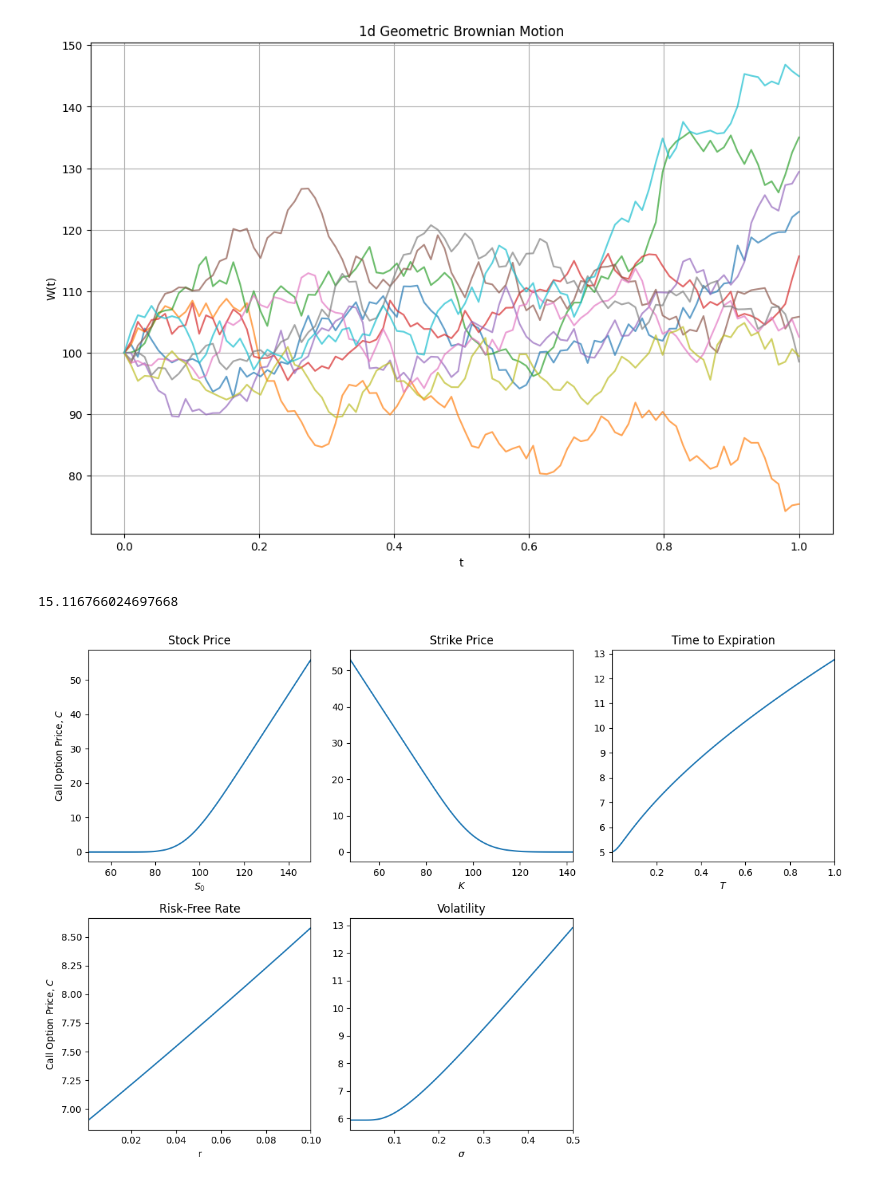
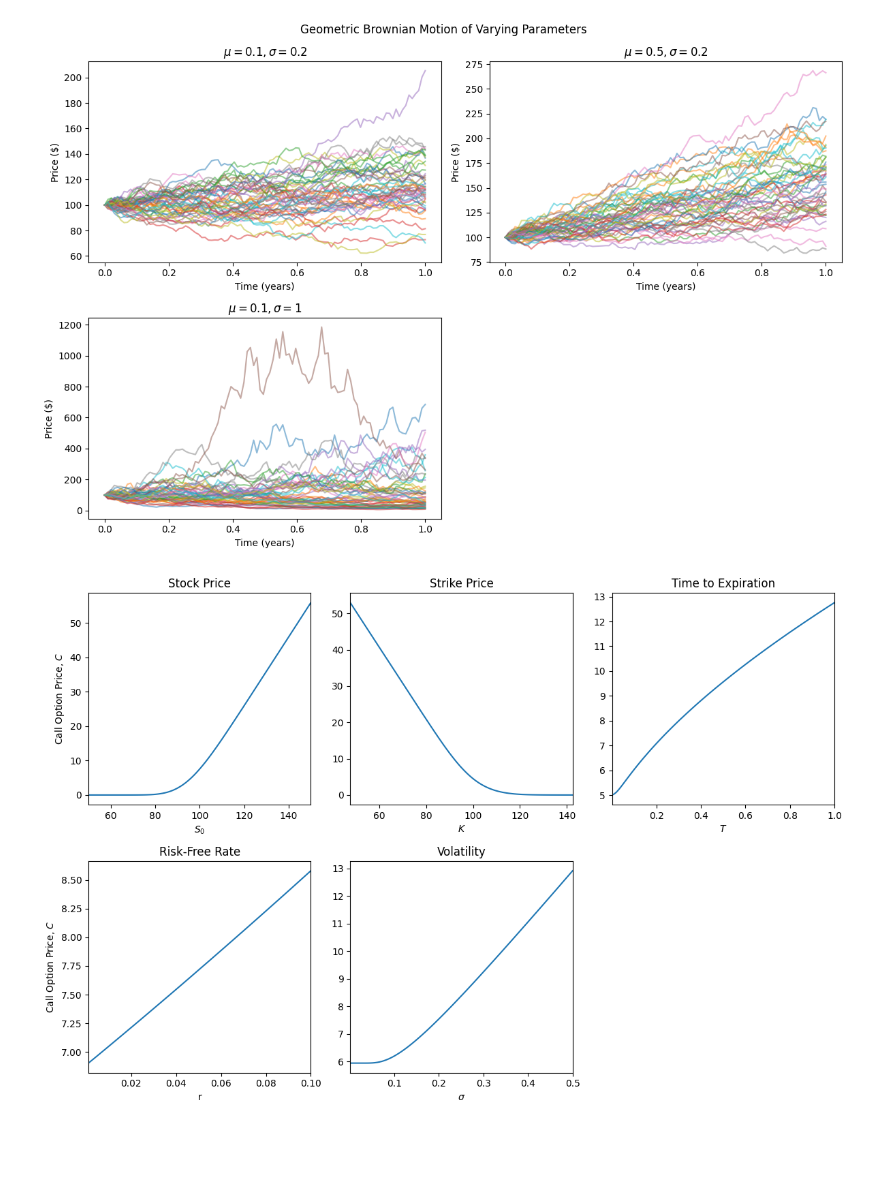
Before and after one commit to yangsu01/funance_blog, a Jupyter notebook: blogs/13-black-scholes/black-scholes.ipynb, the cells around one changed output. Drawn from its saved outputs; the diff is of its cells as text; code cells hidden in the pictures; blank space fills up the shorter version.

```diff
--- a/blogs/13-black-scholes/black-scholes.ipynb
+++ b/blogs/13-black-scholes/black-scholes.ipynb
@@ -42,24 +42,37 @@ def gbm(s_0, mu, sigma, T, N):
 # %%
 # simulate 100 geometric brownian motions
 n = 100 # number of time steps
 t = np.linspace(0, 1, n)
 s_0 = 100 # initial stock price
-mu = 0.1 # expected return (drift)
-sigma = 0.2 # volatility (diffusion)
+mu1 = 0.1 # expected return (drift)
+mu2 = 0.5
+sigma1 = 0.2 # volatility (diffusion)
+sigma2 = 1
 
-plt.figure(figsize=(12, 8))
-for i in range(10):
-    plt.plot(t, gbm(s_0, mu, sigma, 1, n), alpha=0.7)
+fig, ax = plt.subplots(2, 2, figsize=(12, 8))
+for i in range(50):
+    ax[0,0].plot(t, gbm(s_0, mu1, sigma1, 1, n), alpha=0.5)
+    ax[0,1].plot(t, gbm(s_0, mu2, sigma1, 1, n), alpha=0.5)
+    ax[1,0].plot(t, gbm(s_0, mu1, sigma2, 1, n), alpha=0.5)
 
-plt.xlabel('t')
-plt.ylabel('W(t)')
-plt.title(
-    '1d Geometric Brownian Motion'
-)
-plt.grid()
+ax[0, 0].set_xlabel('Time (years)')
+ax[0, 0].set_ylabel('Price ($)')
+ax[0, 0].set_title(rf'$\mu = {mu1}, \sigma = {sigma1}$')
+
+ax[0, 1].set_xlabel('Time (years)')
+ax[0, 1].set_ylabel('Price ($)')
+ax[0, 1].set_title(rf'$\mu = {mu2}, \sigma = {sigma1}$')
+
+ax[1, 0].set_xlabel('Time (years)')
+ax[1, 0].set_ylabel('Price ($)')
+ax[1, 0].set_title(rf'$\mu = {mu1}, \sigma = {sigma2}$')
+
+fig.delaxes(ax[1, 1])
+fig.suptitle('Geometric Brownian Motion of Varying Parameters')
+plt.tight_layout()
 plt.show()
 # %% [output]
-[figure, old version]
+[figure, new version]
 # %%
 # black-scholes
 def black_scholes_call(s_0, k, t, r, sigma):
@@ -68,13 +81,3 @@ def black_scholes_call(s_0, k, t, r, sigma):
     c = norm.cdf(d_1)*s_0 - norm.cdf(d_2)*k*np.exp(-r*t)
 
     return c
-# %%
-black_scholes_call(
-    100,
-    90,
-    0.25,
-    0.1,
-    0.4
-)
-# %% [output]
-15.116766024697668
```
Also changed, not shown: parts of 15 cells of this notebook.
